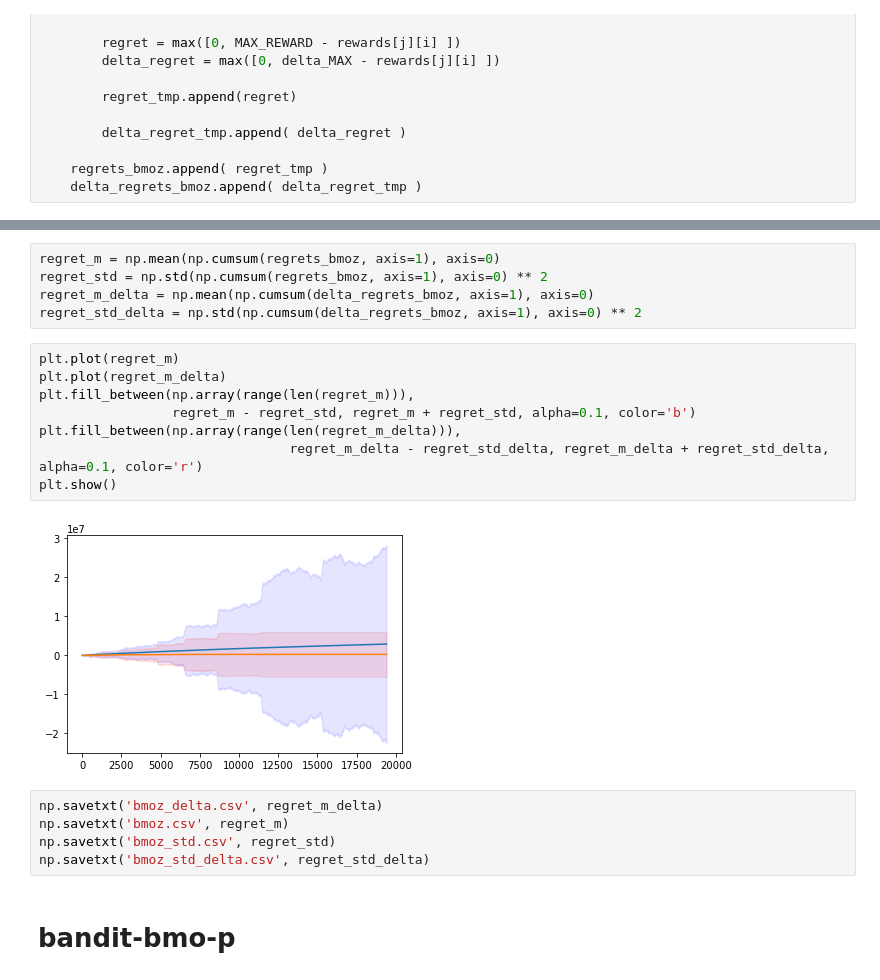
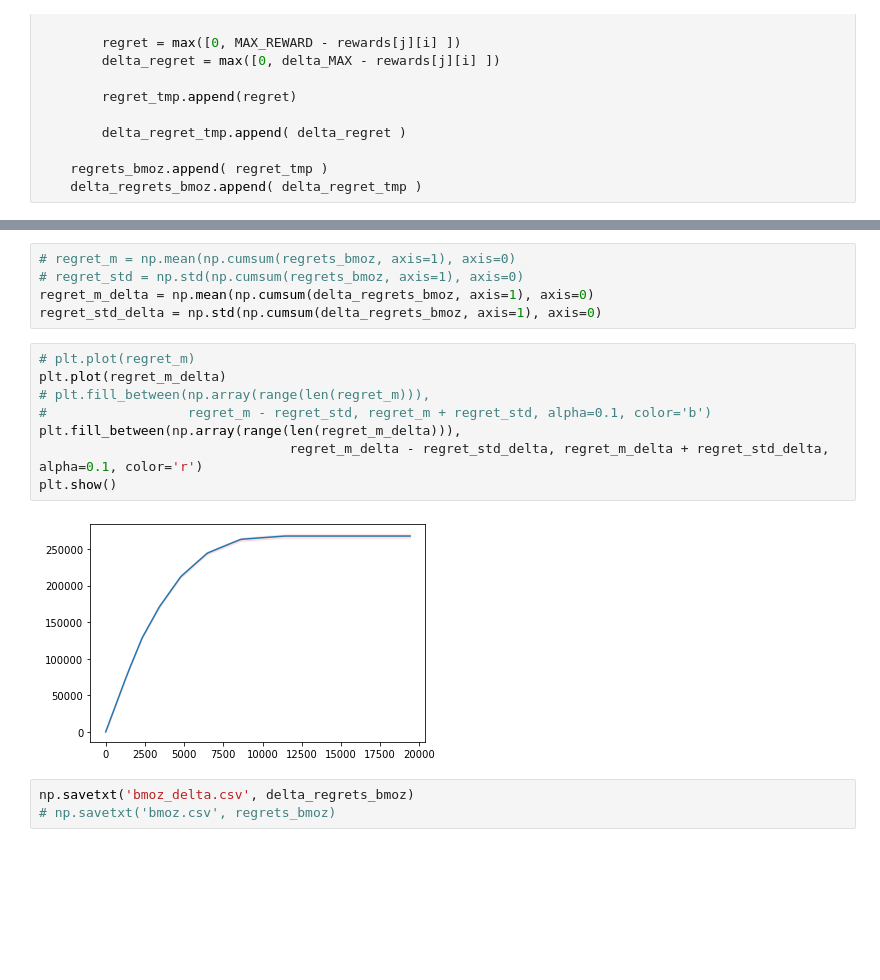
Before and after one commit to wzjzzz/bandit, a Jupyter notebook: bandit-main_v2/bandit-bmo_code.ipynb, the cells around one changed output, grey strips where cells are left out. Drawn from its saved outputs; the diff is of its cells as text; blank space fills up the shorter version.

```diff
--- a/bandit-main_v2/bandit-bmo_code.ipynb
+++ b/bandit-main_v2/bandit-bmo_code.ipynb
@@ -409,22 +394,18 @@ np.savetxt('bmo_zooming.csv', data)
 # %%
-regret_m = np.mean(np.cumsum(regrets_bmoz, axis=1), axis=0)
-regret_std = np.std(np.cumsum(regrets_bmoz, axis=1), axis=0) ** 2
+# regret_m = np.mean(np.cumsum(regrets_bmoz, axis=1), axis=0)
+# regret_std = np.std(np.cumsum(regrets_bmoz, axis=1), axis=0)
 regret_m_delta = np.mean(np.cumsum(delta_regrets_bmoz, axis=1), axis=0)
-regret_std_delta = np.std(np.cumsum(delta_regrets_bmoz, axis=1), axis=0) ** 2
+regret_std_delta = np.std(np.cumsum(delta_regrets_bmoz, axis=1), axis=0)
 # %%
-plt.plot(regret_m)
+# plt.plot(regret_m)
 plt.plot(regret_m_delta)
-plt.fill_between(np.array(range(len(regret_m))),
-                 regret_m - regret_std, regret_m + regret_std, alpha=0.1, color='b')
+# plt.fill_between(np.array(range(len(regret_m))),
+#                  regret_m - regret_std, regret_m + regret_std, alpha=0.1, color='b')
 plt.fill_between(np.array(range(len(regret_m_delta))),
                                 regret_m_delta - regret_std_delta, regret_m_delta + regret_std_delta, alpha=0.1, color='r')
 plt.show()
 # %% [output]
-[figure, old version]
+[figure, new version]
 # %%
-np.savetxt('bmoz_delta.csv', regret_m_delta)
-np.savetxt('bmoz.csv', regret_m)
-np.savetxt('bmoz_std.csv', regret_std)
-np.savetxt('bmoz_std_delta.csv', regret_std_delta)
+np.savetxt('bmoz_delta.csv', delta_regrets_bmoz)
+# np.savetxt('bmoz.csv', regrets_bmoz)
-# %% [markdown]
-# bandit-bmo-p
```
Also changed, not shown: parts of 10 cells of this notebook, 19 other files.
